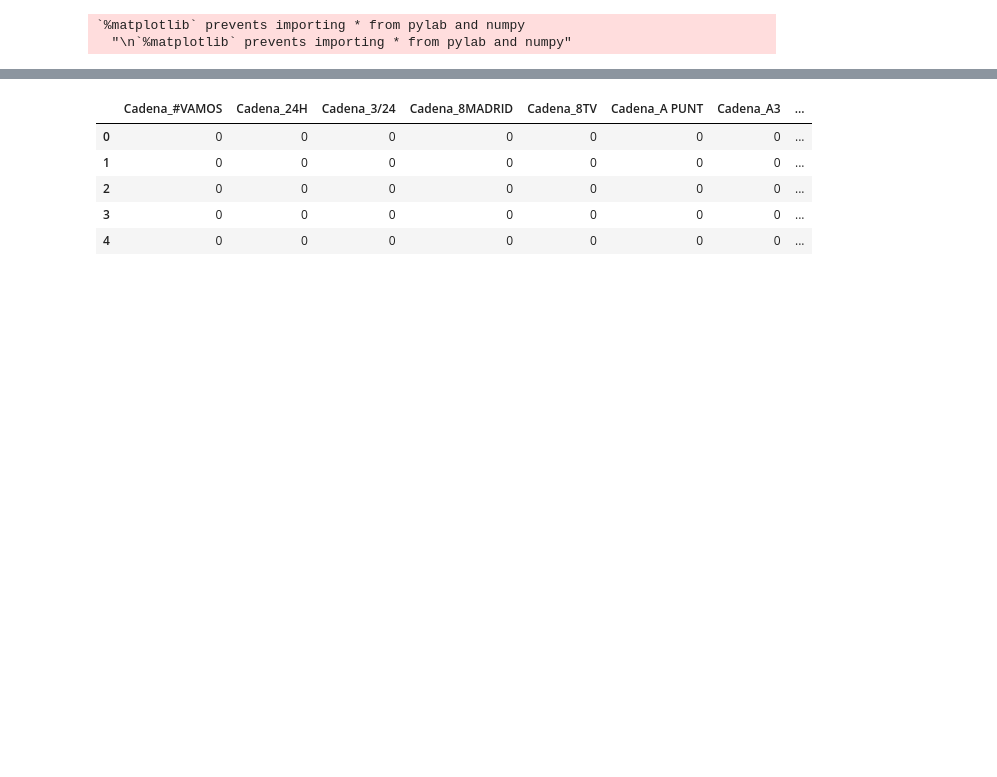
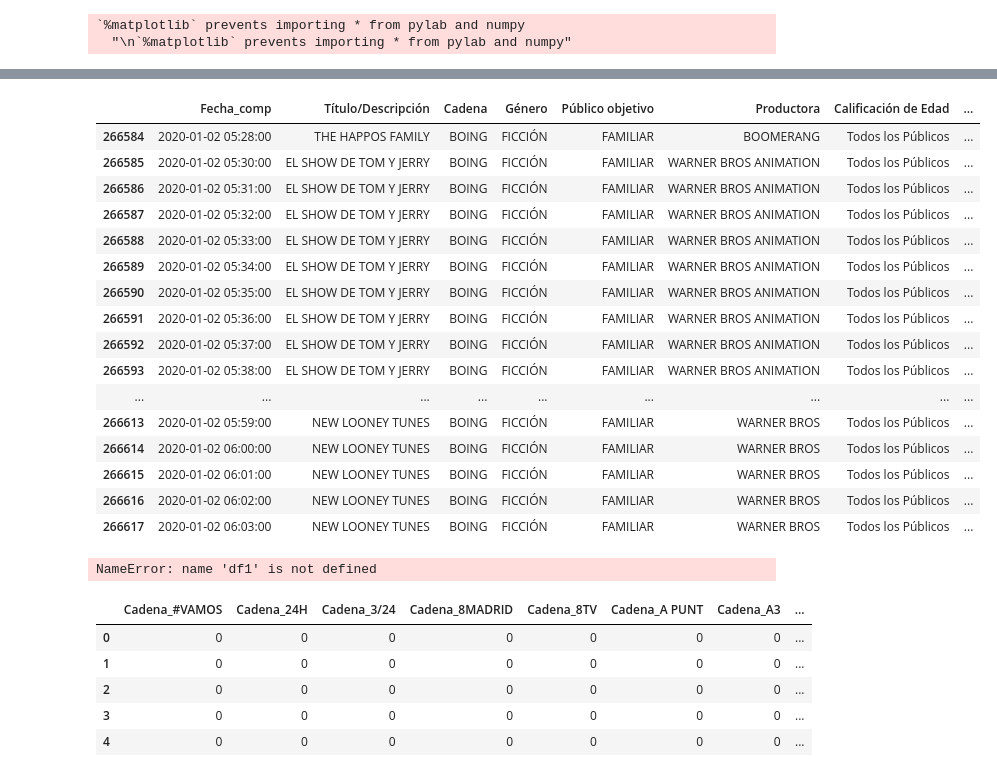
Before and after one commit to JavierCasadoAguinaga/TFM-Javier_Casado, a Jupyter notebook: prueba-------------------------TFM_JAV_CAS_AUDIENCIA.ipynb, the cells around one changed output, grey strips where cells are left out. Cells and saved outputs as stored; diff of their text form; code cells hidden in the pictures; blank space fills up the shorter version.

```diff
--- a/prueba-------------------------TFM_JAV_CAS_AUDIENCIA.ipynb
+++ b/prueba-------------------------TFM_JAV_CAS_AUDIENCIA.ipynb
@@ -96,3 +182,32 @@ df1 = df1[~df1['Cadena'].isin(regionales)]
+# %%
+df1[df1['Cadena'] == 'BOING'].iloc[1620:1654,:]
+# %% [output]
+|  | Fecha_comp | Título/Descripción | Cadena | Género | Público objetivo | Productora | Calificación de Edad | ... |
+| 266584 | 2020-01-02 05:28:00 | THE HAPPOS FAMILY | BOING | FICCIÓN | FAMILIAR | BOOMERANG | Todos los Públicos | ... |
+| 266585 | 2020-01-02 05:30:00 | EL SHOW DE TOM Y JERRY | BOING | FICCIÓN | FAMILIAR | WARNER BROS ANIMATION | Todos los Públicos | ... |
+| 266586 | 2020-01-02 05:31:00 | EL SHOW DE TOM Y JERRY | BOING | FICCIÓN | FAMILIAR | WARNER BROS ANIMATION | Todos los Públicos | ... |
+| 266587 | 2020-01-02 05:32:00 | EL SHOW DE TOM Y JERRY | BOING | FICCIÓN | FAMILIAR | WARNER BROS ANIMATION | Todos los Públicos | ... |
+| 266588 | 2020-01-02 05:33:00 | EL SHOW DE TOM Y JERRY | BOING | FICCIÓN | FAMILIAR | WARNER BROS ANIMATION | Todos los Públicos | ... |
+| 266589 | 2020-01-02 05:34:00 | EL SHOW DE TOM Y JERRY | BOING | FICCIÓN | FAMILIAR | WARNER BROS ANIMATION | Todos los Públicos | ... |
+| 266590 | 2020-01-02 05:35:00 | EL SHOW DE TOM Y JERRY | BOING | FICCIÓN | FAMILIAR | WARNER BROS ANIMATION | Todos los Públicos | ... |
+| 266591 | 2020-01-02 05:36:00 | EL SHOW DE TOM Y JERRY | BOING | FICCIÓN | FAMILIAR | WARNER BROS ANIMATION | Todos los Públicos | ... |
+| 266592 | 2020-01-02 05:37:00 | EL SHOW DE TOM Y JERRY | BOING | FICCIÓN | FAMILIAR | WARNER BROS ANIMATION | Todos los Públicos | ... |
+| 266593 | 2020-01-02 05:38:00 | EL SHOW DE TOM Y JERRY | BOING | FICCIÓN | FAMILIAR | WARNER BROS ANIMATION | Todos los Públicos | ... |
+| ... | ... | ... | ... | ... | ... | ... | ... | ... |
+| 266613 | 2020-01-02 05:59:00 | NEW LOONEY TUNES | BOING | FICCIÓN | FAMILIAR | WARNER BROS | Todos los Públicos | ... |
+| 266614 | 2020-01-02 06:00:00 | NEW LOONEY TUNES | BOING | FICCIÓN | FAMILIAR | WARNER BROS | Todos los Públicos | ... |
+| 266615 | 2020-01-02 06:01:00 | NEW LOONEY TUNES | BOING | FICCIÓN | FAMILIAR | WARNER BROS | Todos los Públicos | ... |
+| 266616 | 2020-01-02 06:02:00 | NEW LOONEY TUNES | BOING | FICCIÓN | FAMILIAR | WARNER BROS | Todos los Públicos | ... |
+| 266617 | 2020-01-02 06:03:00 | NEW LOONEY TUNES | BOING | FICCIÓN | FAMILIAR | WARNER BROS | Todos los Públicos | ... |
+# %%
+counter = 0
+for i,v in enumerate(df1[df1['Cadena'] == 'BOING'].Target):
+        if len(np.where(v == 0.0)[0]) == 8  :
+            print(i,v)
+            counter+=1
+print(counter)
+# %% [output]
+NameError: name 'df1' is not defined
 # %%
 X = df1.drop(['Target','Fecha_comp'], axis=1)
 y = df1.Target
```
Also changed, not shown: parts of 27 cells of this notebook, 1 other file.
